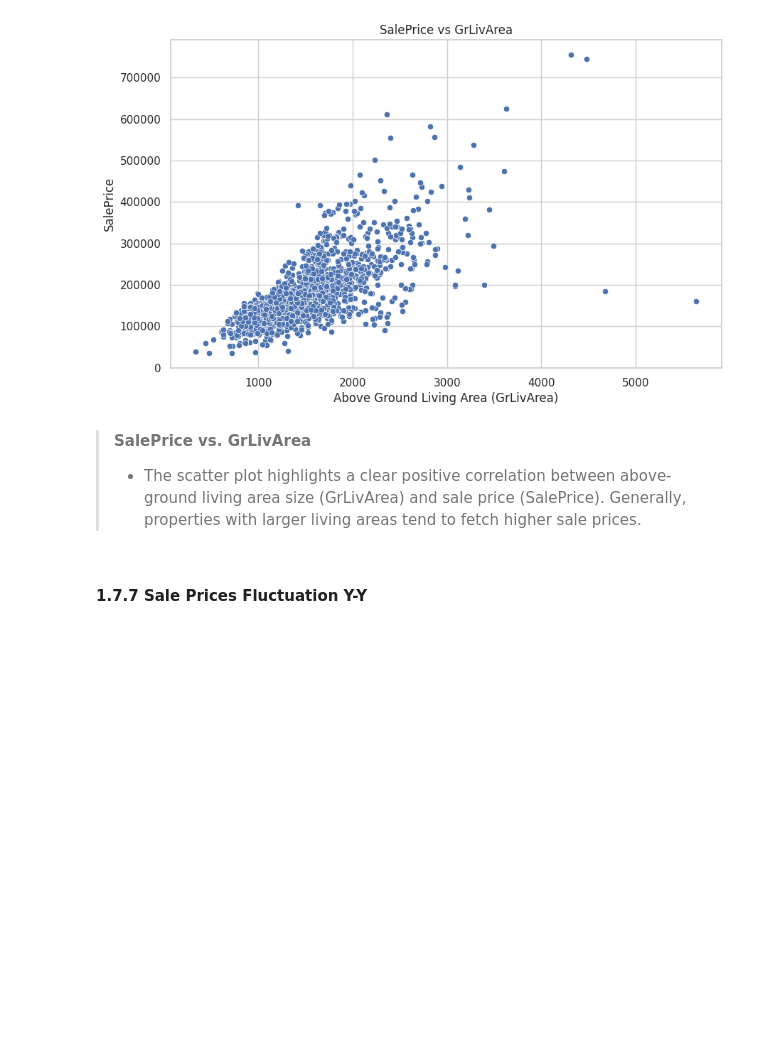
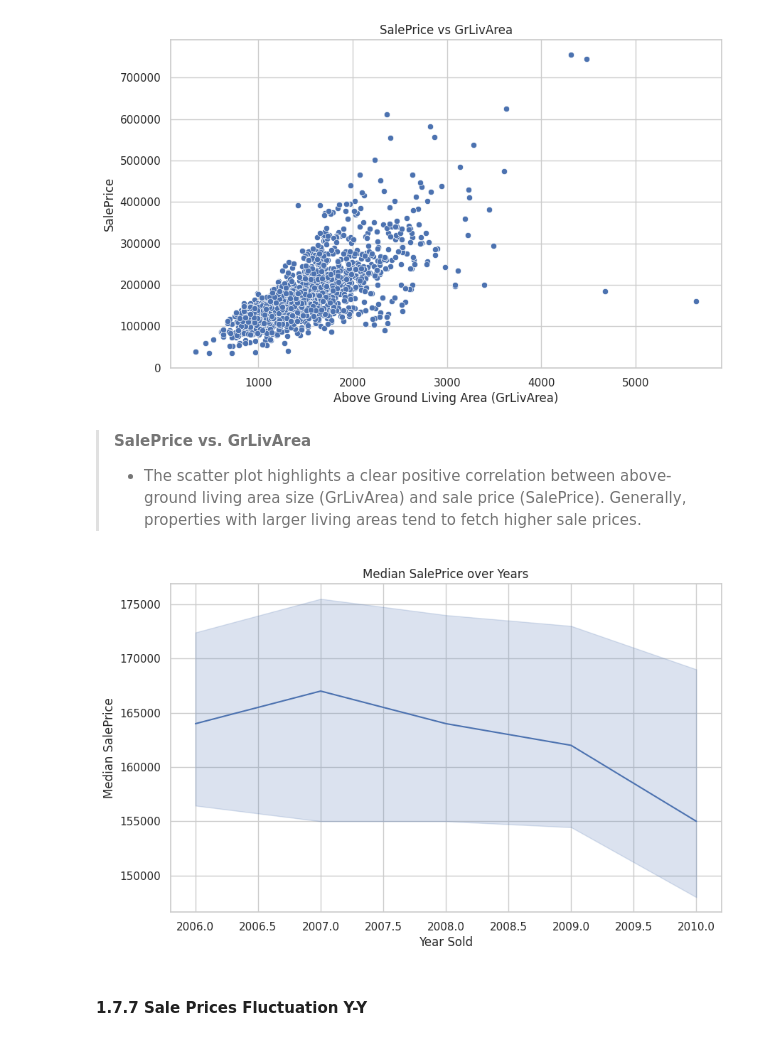
Before and after one commit to rishav21r/House-Prices---Advanced-Regression-Techniques, a Jupyter notebook: house_prices_advanced_regression.ipynb, the cells around one changed output. Drawn from its saved outputs; the diff is of its cells as text; code cells hidden in the pictures; blank space fills up the shorter version.

```diff
--- a/house_prices_advanced_regression.ipynb
+++ b/house_prices_advanced_regression.ipynb
@@ -588,6 +588,16 @@ plt.show()
 # %% [markdown]
 >**SalePrice vs. GrLivArea**
 >- The scatter plot highlights a clear positive correlation between above-ground living area size (GrLivArea) and sale price (SalePrice). Generally, properties with larger living areas tend to fetch higher sale prices.
+# %%
+# Line plot for SalePrice over different years
+plt.figure(figsize=(10, 6))
+sns.lineplot(x='YrSold', y='SalePrice', data=train_df, estimator=np.median)
+plt.title('Median SalePrice over Years')
+plt.xlabel('Year Sold')
+plt.ylabel('Median SalePrice')
+plt.show()
+# %% [output]
+[figure, added]
 # %% [markdown]
 #### 1.7.7 Sale Prices Fluctuation Y-Y
 # %% [markdown]
```
